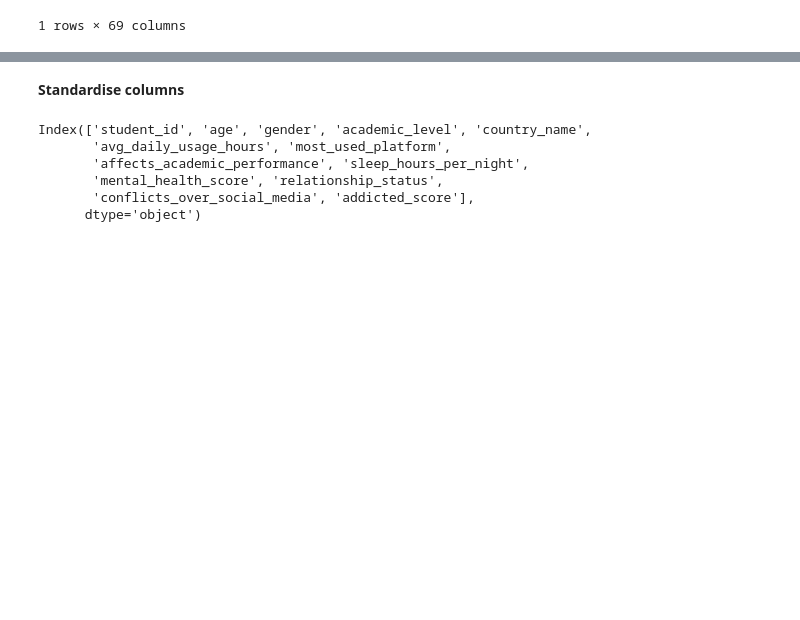
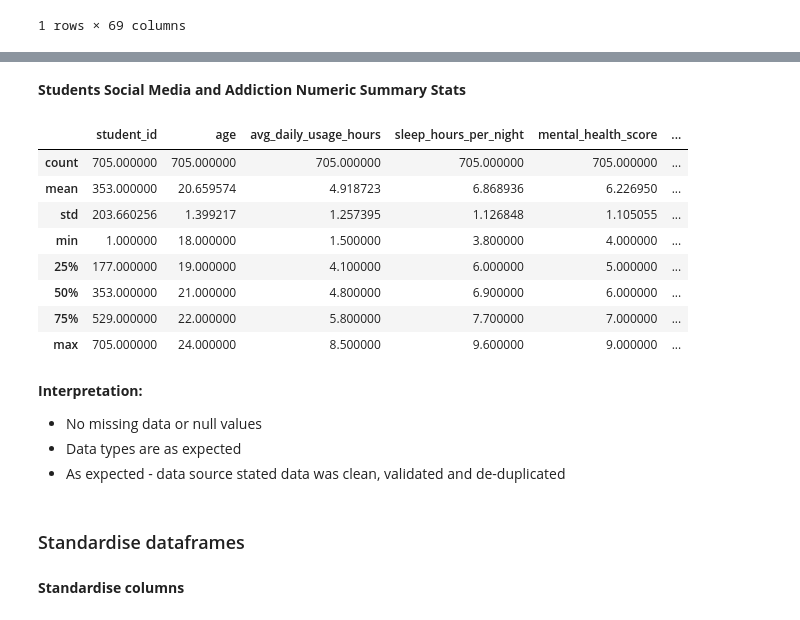
Before and after one commit to lschuler-dotcom/capstone_project, a Jupyter notebook: notebooks/capstone_project.ipynb, the cells around one changed output, grey strips where cells are left out. Cells and saved outputs as stored; diff of their text form; code cells hidden in the pictures; blank space fills up the shorter version.

Commit message:
Finalise inspection, cleaning, standardizing, transformations and start EDA

```diff
--- a/notebooks/capstone_project.ipynb
+++ b/notebooks/capstone_project.ipynb
@@ -108,16 +221,28 @@ df_piu.info()
+# %% [markdown]
+**Students Social Media and Addiction Numeric Summary Stats**
+# %%
+# Summary stats
+df_ssma.describe()
+# %% [output]
+|  | student_id | age | avg_daily_usage_hours | sleep_hours_per_night | mental_health_score | ... |
+| count | 705.000000 | 705.000000 | 705.000000 | 705.000000 | 705.000000 | ... |
+| mean | 353.000000 | 20.659574 | 4.918723 | 6.868936 | 6.226950 | ... |
+| std | 203.660256 | 1.399217 | 1.257395 | 1.126848 | 1.105055 | ... |
+| min | 1.000000 | 18.000000 | 1.500000 | 3.800000 | 4.000000 | ... |
+| 25% | 177.000000 | 19.000000 | 4.100000 | 6.000000 | 5.000000 | ... |
+| 50% | 353.000000 | 21.000000 | 4.800000 | 6.900000 | 6.000000 | ... |
+| 75% | 529.000000 | 22.000000 | 5.800000 | 7.700000 | 7.000000 | ... |
+| max | 705.000000 | 24.000000 | 8.500000 | 9.600000 | 9.000000 | ... |
+# %% [markdown]
+**Interpretation:**
+* No missing data or null values
+* Data types are as expected
+* As expected - data source stated data was clean, validated and de-duplicated
+# %% [markdown]
+### Standardise dataframes
 # %% [markdown]
 **Standardise columns**
 # %%
 # SSM Addiction df
 df_ssma.columns = df_ssma.columns.str.strip().str.lower()
 df_ssma.rename(columns={'country': 'country_name'}, inplace=True)
-# %%
-# Review df
-df_ssma.columns
-# %% [output]
-Index(['student_id', 'age', 'gender', 'academic_level', 'country_name',
-       'avg_daily_usage_hours', 'most_used_platform',
-       'affects_academic_performance', 'sleep_hours_per_night',
-       'mental_health_score', 'relationship_status',
-       'conflicts_over_social_media', 'addicted_score'],
-      dtype='object')
```
Also changed, not shown: parts of 73 cells of this notebook.
